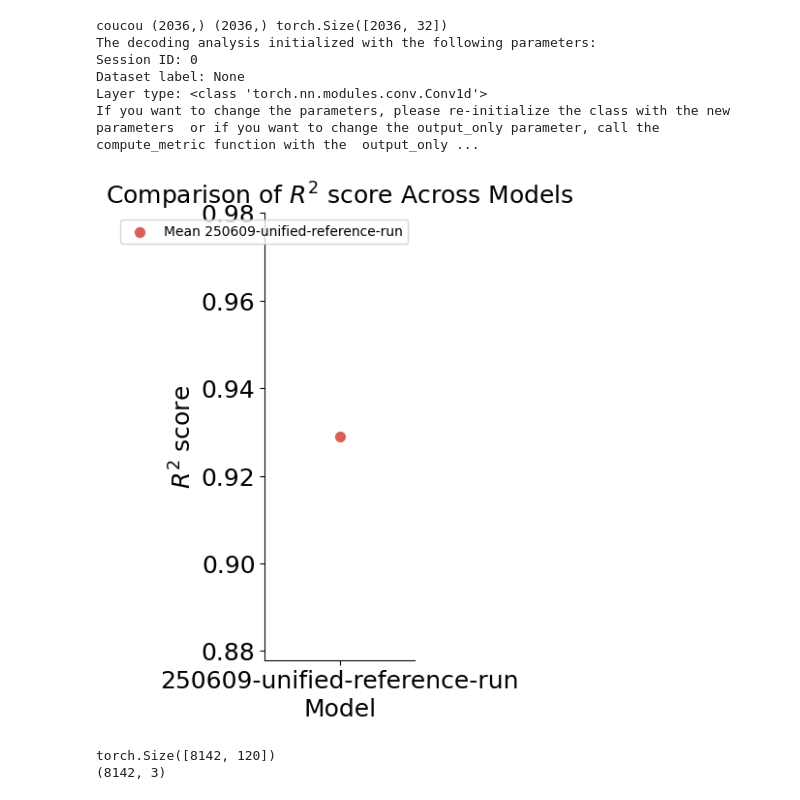
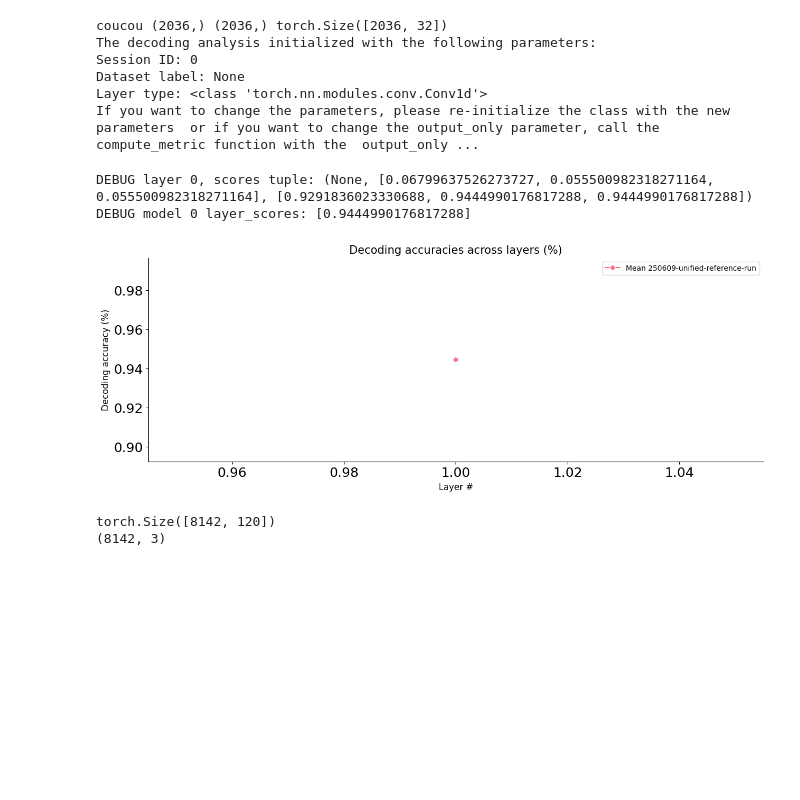
Before and after one commit to AdaptiveMotorControlLab/CEBRA-lens, a Jupyter notebook: test_unified.ipynb, the cells around one changed output. Saved outputs shown, nothing was run; the diff lists cells and outputs as text; code cells hidden in the pictures; blank space fills up the shorter version.

Commit message:
Add binary decoding and correct axis name for plot, fix plot per layers

```diff
--- a/test_unified.ipynb
+++ b/test_unified.ipynb
@@ -206,7 +236,9 @@ lens.utils_plot.style()
 # %%
-fig = lens.plot_metric(results_dict, decoding_models, label = 0, plot_error = False)
+fig = lens.plot_metric(results_dict, decoding_models, label = 2, label_is_binary = True, plot_error = False)
 # %% [output]
+DEBUG layer 0, scores tuple: (None, [0.06799637526273727, 0.055500982318271164, 0.055500982318271164], [0.9291836023330688, 0.9444990176817288, 0.9444990176817288])
+DEBUG model 0 layer_scores: [0.9444990176817288]
-[figure, old version]
+[figure, new version]
 # %%
 activations_dict = lens.get_activations(
     models=models,
```
Also changed, not shown: parts of 10 cells of this notebook, 2 other files.
